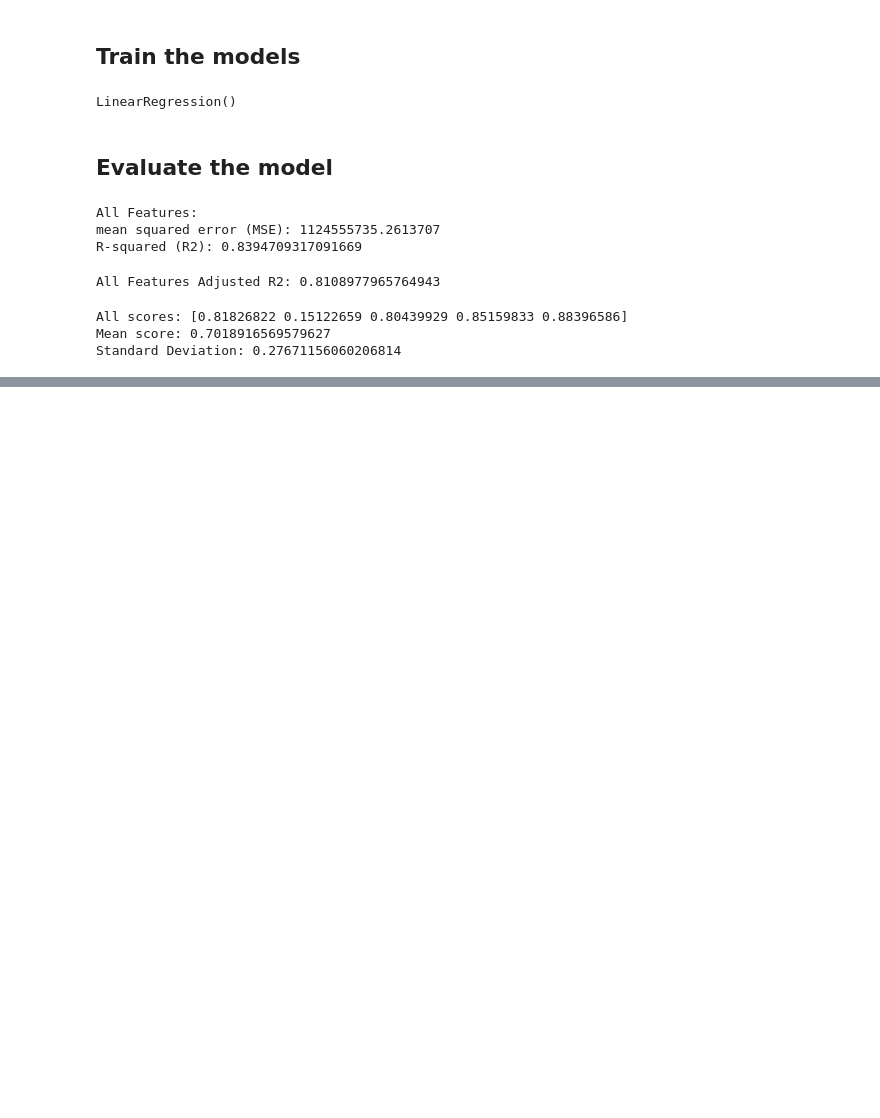
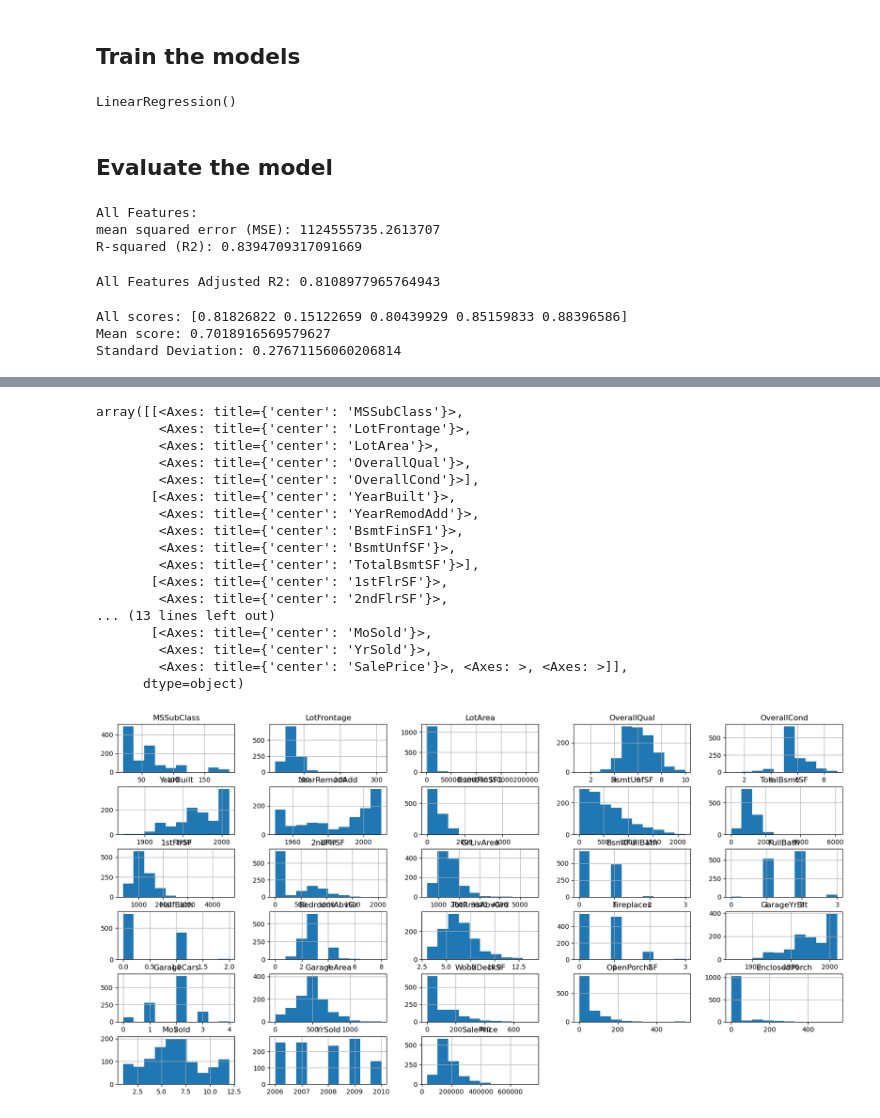
Before and after one commit to ThomasClemons/house_hunters, a Jupyter notebook: Vineet's notebook.ipynb, the cells around one changed output, grey strips where cells are left out. Cells and saved outputs as stored; diff of their text form; code cells hidden in the pictures; blank space fills up the shorter version.

```diff
--- a/Vineet's notebook.ipynb
+++ b/Vineet's notebook.ipynb
@@ -246,0 +260,9 @@ Standard Deviation: 0.27671156060206814
+# %%
+X = housing_df.drop(['SalePrice'], axis=1)
+y = housing_df['SalePrice']
+# %%
+# Split the data into training and testing sets
+X_train, X_test, y_train, y_test = train_test_split(X, y, test_size=.2)
+# %%
+train_data = X_train.join(y_train)
+train_data
@@ -246,0 +287,22 @@ Standard Deviation: 0.27671156060206814
+# %%
+train_data.hist(figsize=(20,10
+                        ))
+# %% [output]
+array([[<Axes: title={'center': 'MSSubClass'}>,
+        <Axes: title={'center': 'LotFrontage'}>,
+        <Axes: title={'center': 'LotArea'}>,
+        <Axes: title={'center': 'OverallQual'}>,
+        <Axes: title={'center': 'OverallCond'}>],
+       [<Axes: title={'center': 'YearBuilt'}>,
+        <Axes: title={'center': 'YearRemodAdd'}>,
+        <Axes: title={'center': 'BsmtFinSF1'}>,
+        <Axes: title={'center': 'BsmtUnfSF'}>,
+        <Axes: title={'center': 'TotalBsmtSF'}>],
+       [<Axes: title={'center': '1stFlrSF'}>,
+        <Axes: title={'center': '2ndFlrSF'}>,
+... (13 lines left out)
+       [<Axes: title={'center': 'MoSold'}>,
+        <Axes: title={'center': 'YrSold'}>,
+        <Axes: title={'center': 'SalePrice'}>, <Axes: >, <Axes: >]],
+      dtype=object)
+[figure, added]
```
Also changed, not shown: parts of 4 cells of this notebook, 1 other file.
